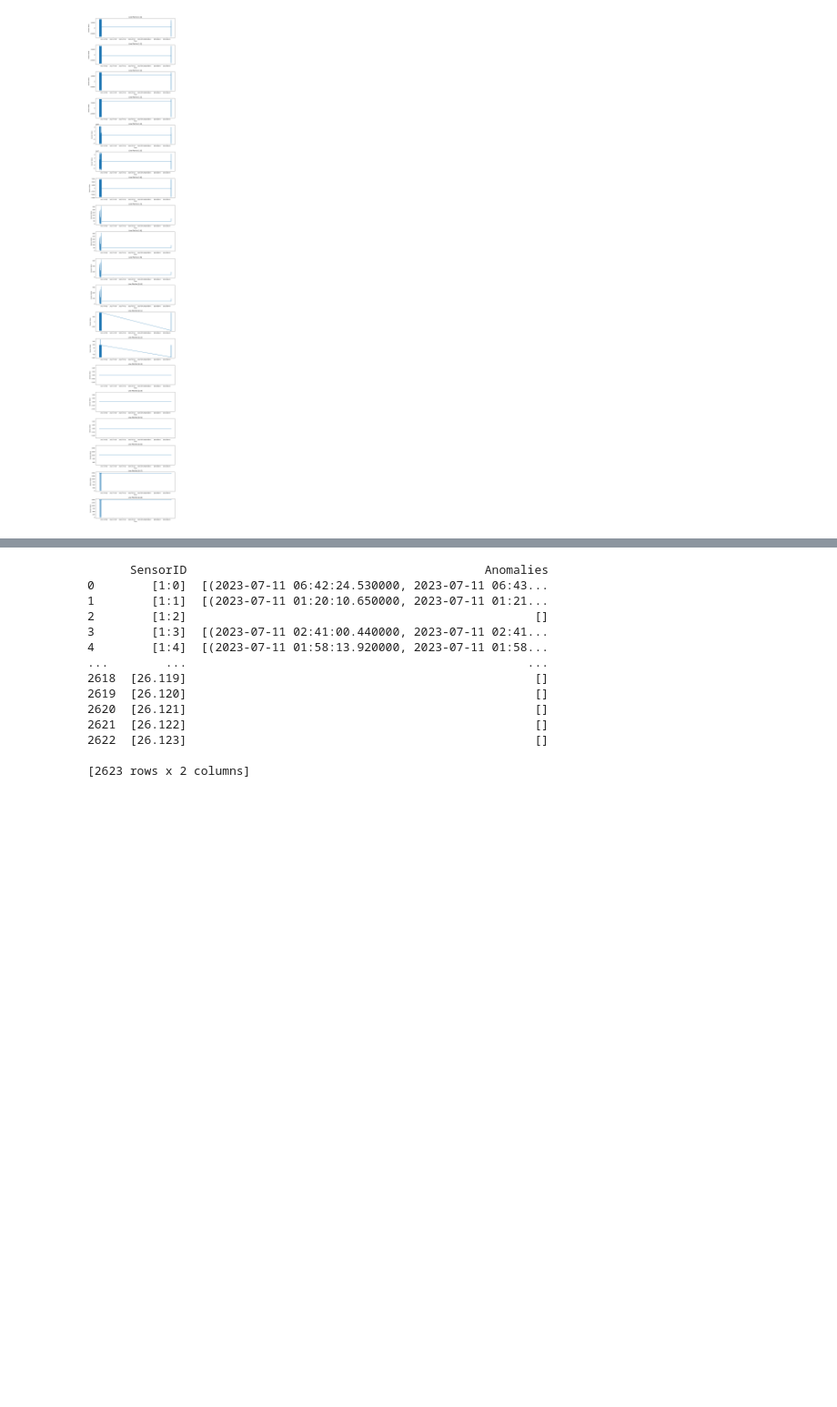
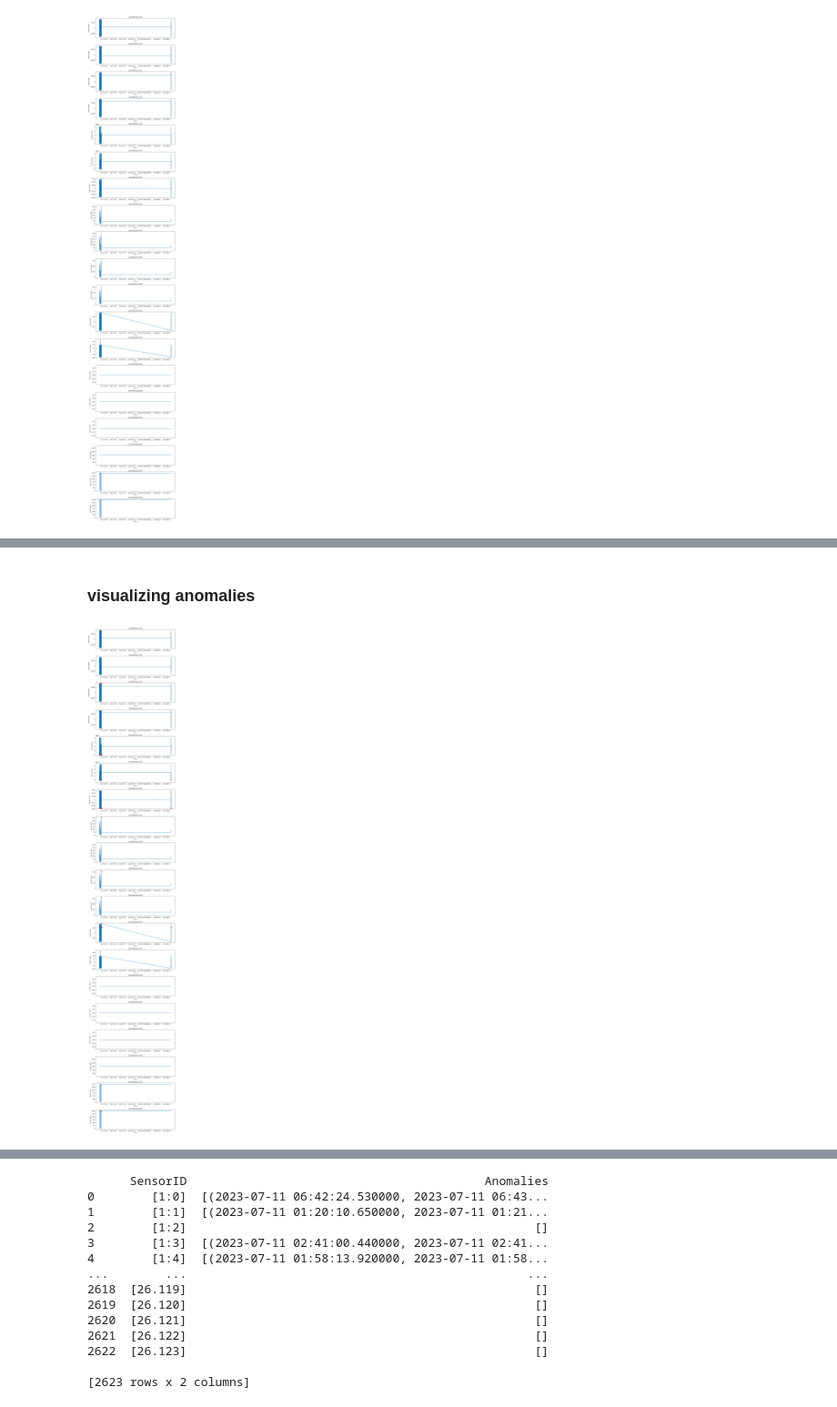
Before and after one commit to allelbhagya/ta1, a Jupyter notebook: data.ipynb, the cells around one changed output, grey strips where cells are left out. Shown at 91% size. Cells and saved outputs as stored; diff of their text form; code cells hidden in the pictures; blank space fills up the shorter version.

Commit message:
graphs

```diff
--- a/data.ipynb
+++ b/data.ipynb
@@ -235 +238,49 @@ print(anomalies_df)
 18   [1:18]  [(frequent, 2023-07-11 16:10:03.760000, 2023-0...
+# %% [markdown]
+### visualizing anomalies
+# %%
+import seaborn as sns
+
+numerical_columns = merged_df.columns[1:20]
+fig, axes = plt.subplots(len(numerical_columns), 1, figsize=(10, 3 * len(numerical_columns)))
+
+def detect_anomalies_isolation_forest(series, contamination=0.0007, time_threshold=2000):
+    data = series.values.reshape(-1, 1)
+    isolation_forest = IsolationForest(contamination=contamination)
+    anomalies = isolation_forest.fit_predict(data)
+
+    anomaly_intervals = []
+    start_time = None
+    anomaly_count = 0
+    for index, is_anomaly in enumerate(anomalies):
+        if is_anomaly == -1 and start_time is None:
+            start_time = merged_df['Time'].iloc[index]
+            anomaly_count += 1
+        elif is_anomaly != -1 and start_time is not None:
+            end_time = merged_df['Time'].iloc[index - 1]
+            if anomaly_count >= 3:
+                anomaly_intervals.append(('rare', start_time, end_time))
+            else:
+                anomaly_intervals.append(('frequent', start_time, end_time))
+            start_time = None
+            anomaly_count = 0
+        elif is_anomaly == -1:
+            anomaly_count += 1
+
+    return anomaly_intervals
+
+for i, sensor_id in enumerate(numerical_columns):
+    sns.lineplot(x='Time', y=sensor_id, data=merged_df, ax=axes[i])
+    axes[i].set_title(f'Line Plot for {sensor_id}')
+    axes[i].set_xlabel('Time')
+    axes[i].set_ylabel('Sensor Value')
+
+    anomaly_intervals = detect_anomalies_isolation_forest(merged_df[sensor_id])
+
+    for _, start_time, _ in anomaly_intervals:
+        axes[i].scatter(start_time, merged_df[sensor_id][merged_df['Time'] == start_time], color='red', s=50)
+
+plt.tight_layout()
+plt.show()
+# %% [output]
+[figure, added]
```
Also changed, not shown: parts of 11 cells of this notebook, 1 other file.
